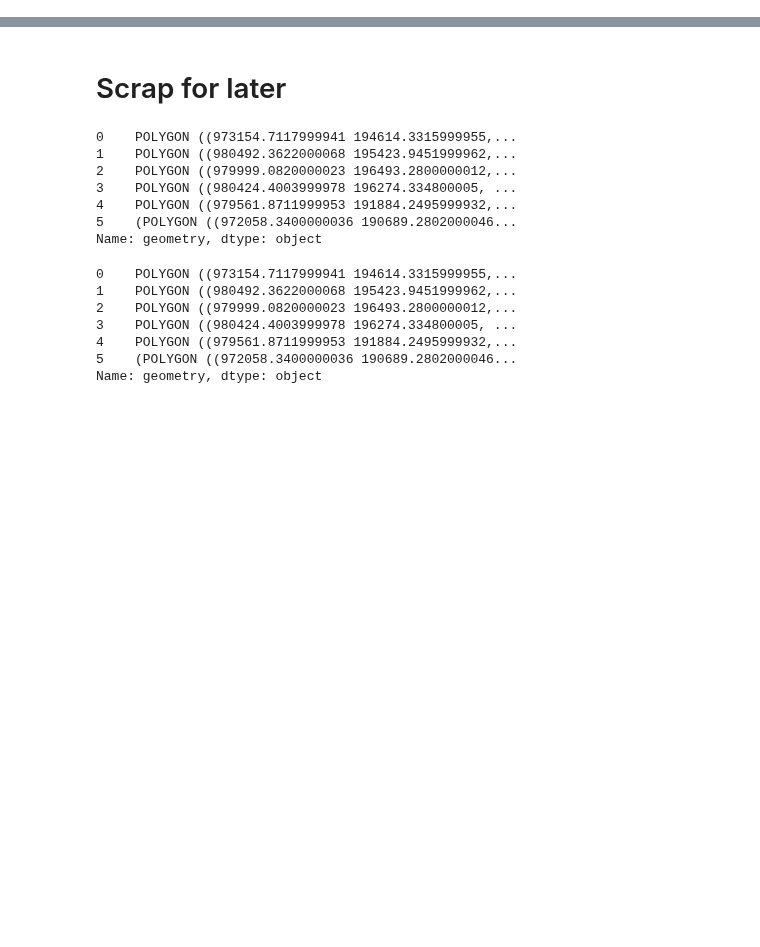
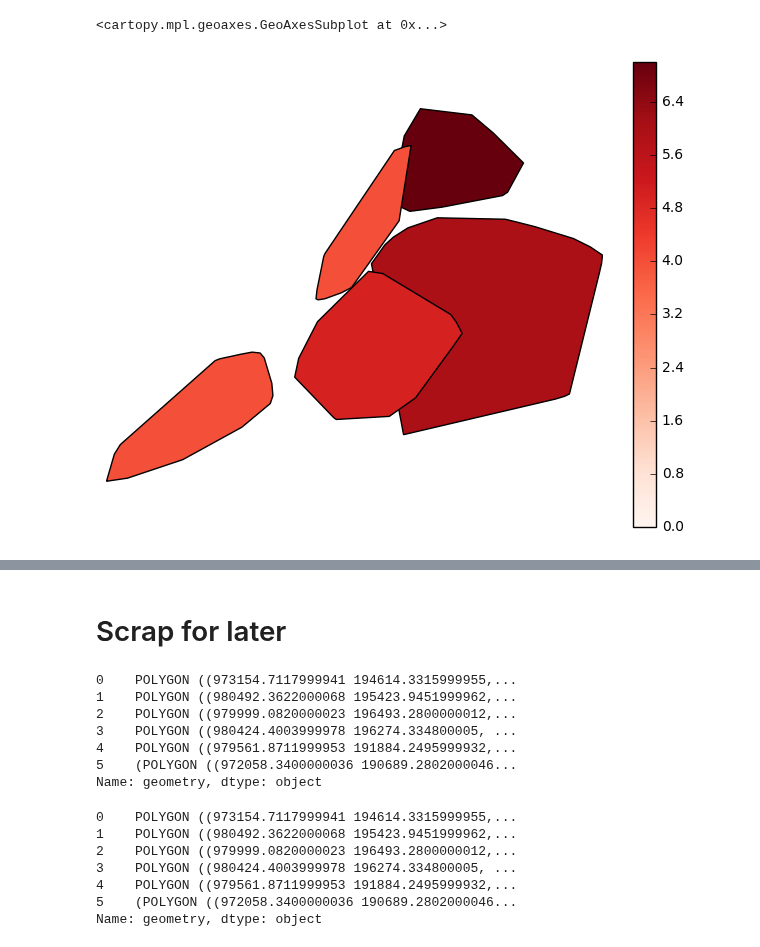
Before and after one commit to ResidentMario/geoplot, a Jupyter notebook: notebooks/aggplot-to-do.ipynb, the cells around one changed output, grey strips where cells are left out. Saved outputs shown, nothing was run; the diff lists cells and outputs as text; code cells hidden in the pictures; blank space fills up the shorter version.

```diff
--- a/notebooks/aggplot-to-do.ipynb
+++ b/notebooks/aggplot-to-do.ipynb
@@ -39,0 +56,6 @@ gplt.aggplot(collisions, projection=ccrs.PlateCarree(), hue='LATDEP')
+# %%
+gplt.aggplot(collisions, projection=ccrs.PlateCarree(), hue='NUMBER OF PERSONS INJURED', cmap='Reds',
+             by='BOROUGH', agg=np.max)
+# %% [output]
+<cartopy.mpl.geoaxes.GeoAxesSubplot at 0x...>
+[figure, added]
```
Also changed, not shown: parts of 8 cells of this notebook, 4 other files.
